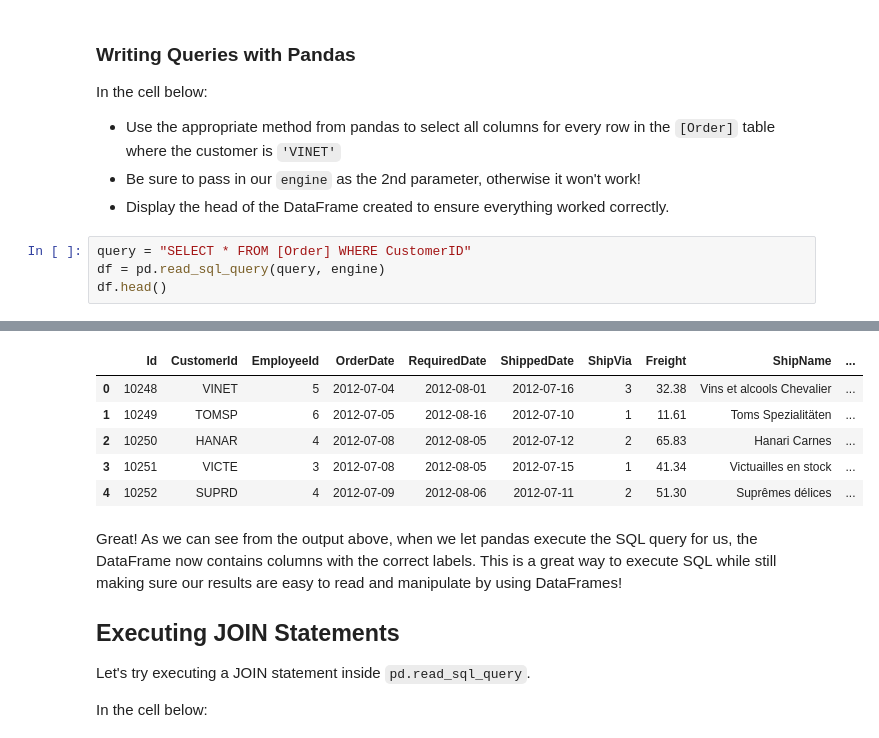
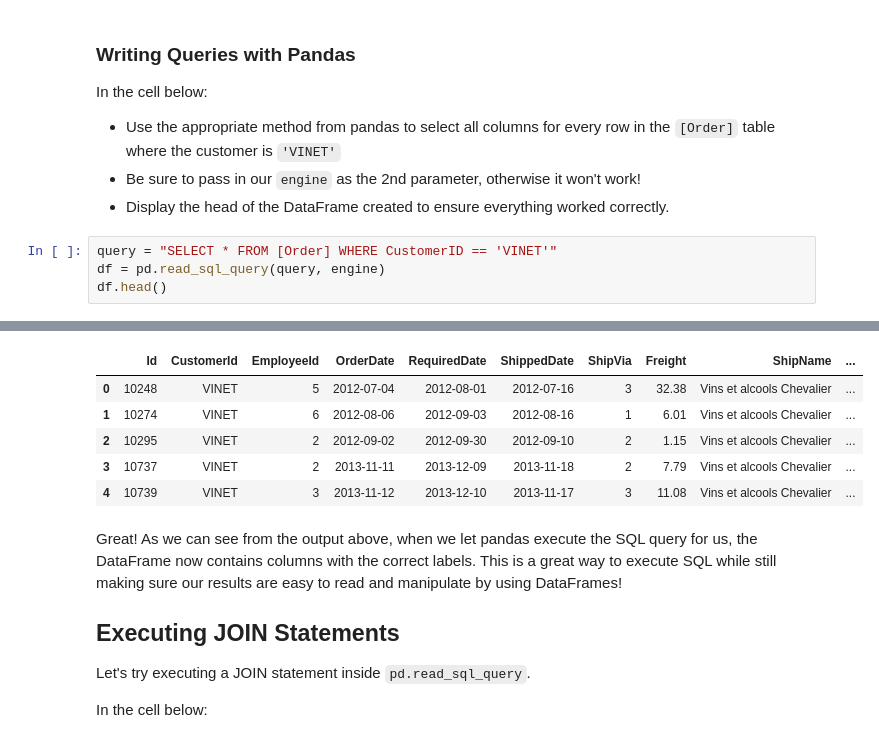
Before and after one commit to kayschulz/dsc-2-13-11-queries-with-sqlalchemy-lab-seattle-ds-career-040119, a Jupyter notebook: index.ipynb, the cells around one changed output, grey strips where cells are left out. Cells and saved outputs as stored; diff of their text form.

```diff
--- a/index.ipynb
+++ b/index.ipynb
@@ -207,7 +207,7 @@ In the cell below:
 * Be sure to pass in our `engine` as the 2nd parameter, otherwise it won't work!
 * Display the head of the DataFrame created to ensure everything worked correctly.
 # %%
-query = "SELECT * FROM [Order] WHERE CustomerID"
+query = "SELECT * FROM [Order] WHERE CustomerID == 'VINET'"
 df = pd.read_sql_query(query, engine)
 df.head()
 # %% [output]
@@ -216,9 +216,9 @@ df.head()
 |  | Id | CustomerId | EmployeeId | OrderDate | RequiredDate | ShippedDate | ShipVia | Freight | ShipName | ... |
 | 0 | 10248 | VINET | 5 | 2012-07-04 | 2012-08-01 | 2012-07-16 | 3 | 32.38 | Vins et alcools Chevalier | ... |
-| 1 | 10249 | TOMSP | 6 | 2012-07-05 | 2012-08-16 | 2012-07-10 | 1 | 11.61 | Toms Spezialitäten | ... |
-| 2 | 10250 | HANAR | 4 | 2012-07-08 | 2012-08-05 | 2012-07-12 | 2 | 65.83 | Hanari Carnes | ... |
-| 3 | 10251 | VICTE | 3 | 2012-07-08 | 2012-08-05 | 2012-07-15 | 1 | 41.34 | Victuailles en stock | ... |
-| 4 | 10252 | SUPRD | 4 | 2012-07-09 | 2012-08-06 | 2012-07-11 | 2 | 51.30 | Suprêmes délices | ... |
+| 1 | 10274 | VINET | 6 | 2012-08-06 | 2012-09-03 | 2012-08-16 | 1 | 6.01 | Vins et alcools Chevalier | ... |
+| 2 | 10295 | VINET | 2 | 2012-09-02 | 2012-09-30 | 2012-09-10 | 2 | 1.15 | Vins et alcools Chevalier | ... |
+| 3 | 10737 | VINET | 2 | 2013-11-11 | 2013-12-09 | 2013-11-18 | 2 | 7.79 | Vins et alcools Chevalier | ... |
+| 4 | 10739 | VINET | 3 | 2013-11-12 | 2013-12-10 | 2013-11-17 | 3 | 11.08 | Vins et alcools Chevalier | ... |
 # %% [markdown]
 Great! As we can see from the output above, when we let pandas execute the SQL query for us, the DataFrame now contains columns with the correct labels. This is a great way to execute SQL while still making sure our results are easy to read and manipulate by using DataFrames!
 
```
Also changed, not shown: parts of 1 cell of this notebook.
